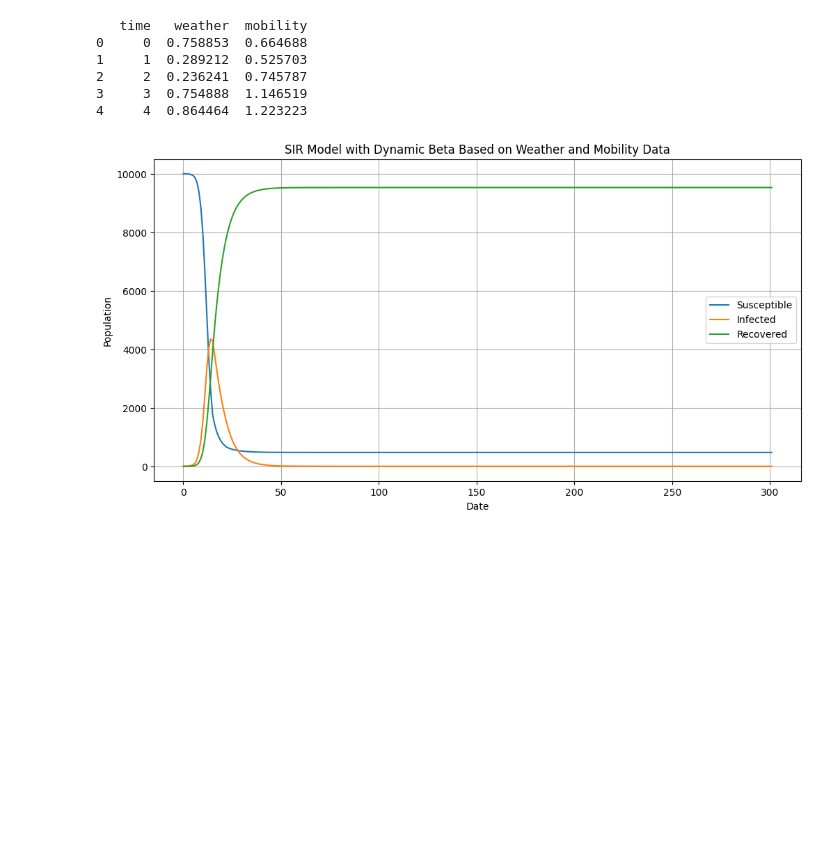
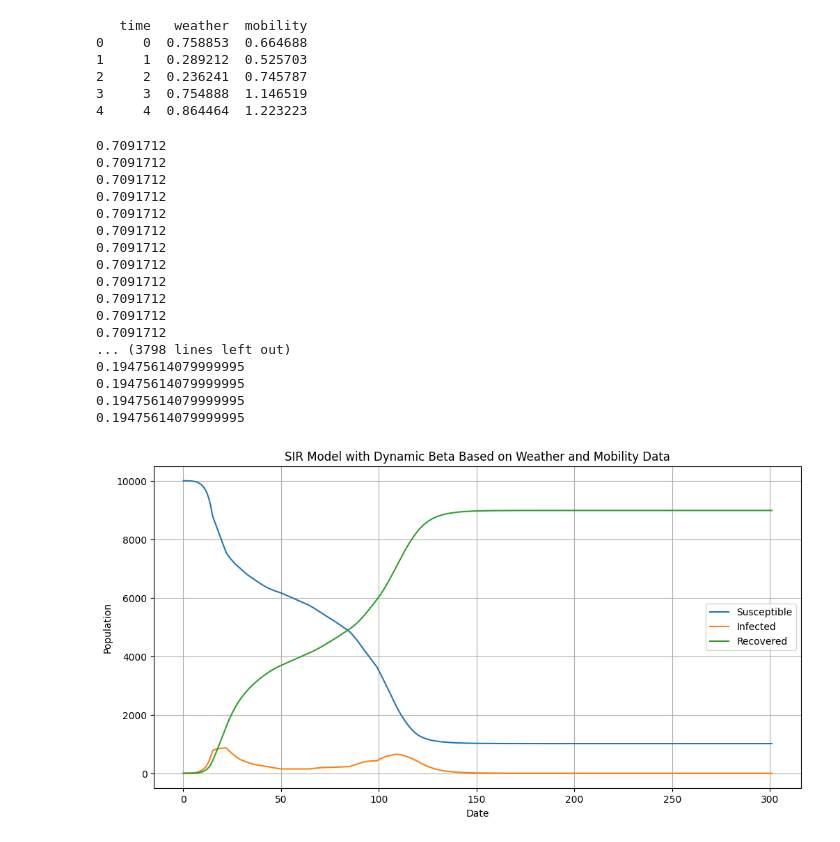
Before and after one commit to iebos/NeuralABM, a Jupyter notebook: models/Covid_mob/experiment_notebook.ipynb, the cells around one changed output. Saved outputs shown, nothing was run; the diff lists cells and outputs as text; code cells hidden in the pictures; blank space fills up the shorter version.

```diff
--- a/models/Covid_mob/experiment_notebook.ipynb
+++ b/models/Covid_mob/experiment_notebook.ipynb
@@ -76,12 +76,12 @@ xr.DataArray(data, dims=["time", "kind"]).plot(col="kind", sharey=False)
 # Initialise the neural network
 NN = NeuralNet(
     input_size=training_data.shape[1],
-    output_size=3, #learn twoo! parameters
+    output_size=4, #learn twoo! parameters
     num_layers=5,
     nodes_per_layer=dict(default=20),
     activation_funcs=dict(default='sigmoid', layer_specific={0: 'softplus', -1: 'softplus'}),
     biases=dict(default=[-1, 1]),
-    learning_rate=0.0002
+    learning_rate=0.001
 )
 
 loss_ts = []
@@ -89,10 +89,10 @@ loss_ts = []
 pred_param = []
 # %%
 # Train
-n_epochs = 500
+n_epochs = 200
 batch_size = 10
 write_every = 10
-parameters = dict(dt=0.1)
+parameters = dict(dt=1)
 
 for e in (pbar := tqdm.tqdm(range(n_epochs))):
 
@@ -108,13 +108,13 @@ for e in (pbar := tqdm.tqdm(range(n_epochs))):
         if e % write_every == 0:
             _pred_param.append(predicted_parameters.clone().detach())
 
-        # beta = torch.sigmoid((predicted_parameters[0]*weathermob_data[t, 0]**2) - (predicted_parameters[1]*weathermob_data[t, 0]**2)*weathermob_data[t, 1])
-        beta = predicted_parameters[0] + weathermob_data[t, 0]*predicted_parameters[1]
-        # beta = (predicted_parameters[0]*weathermob_data[t, 0]**2) - (predicted_parameters[1]*weathermob_data[t, 0]**2)*weathermob_data[t, 1]
+        #if t < 30:
+        beta = torch.clamp((predicted_parameters[0]*weathermob_data[t, 0]**predicted_parameters[3] - (predicted_parameters[1]*weathermob_data[t, 0]**predicted_parameters[3])*(weathermob_data[t, 1]+1)), min=0.001)
+
         predicted_data.append(SIR_model(predicted_data[-1],
                                         parameters={'k_I': beta[0],
                                                     'k_R': predicted_parameters[2],
-                                                    'dt': torch.tensor(0.1)}))
+                                                    'dt': torch.tensor(1)}))
 
         if t > 0 and (len(predicted_data) % batch_size == 0):
 
@@ -159,11 +159,18 @@ predicted_data = [training_data[0]]
 for t in range(training_data.shape[0]):
 
     predicted_parameters = NN(training_data[t]).detach()
-    # beta = torch.sigmoid((predicted_parameters[0]*weathermob_data[t, 0]**2) - (predicted_parameters[1]*weathermob_data[t, 0]**2)*weathermob_data[t, 1])
-    beta = predicted_parameters[0] + weathermob_data[t, 0]*predicted_parameters[1]
+    #if t < 100:
+    beta = torch.clamp((
+            predicted_parameters[0]*weathermob_data[t, 0]**predicted_parameters[3] - (predicted_parameters[1]*weathermob_data[t, 0]**predicted_parameters[3])*(weathermob_data[t, 1]+1))
+        ,0.6)
+    # else:
+    #     beta = torch.clamp((
+    #             predicted_parameters[4]*weathermob_data[t, 0]**predicted_parameters[6] - (predicted_parameters[5]*weathermob_data[t, 0]**predicted_parameters[6])*weathermob_data[t, 1]),
+    #         0.001)
+    #beta = predicted_parameters[0] + weathermob_data[t, 0]*predicted_parameters[1]
     predicted_data.append(SIR_model(predicted_data[t],
                                     parameters={'k_I': beta[0],
-                                                'k_R': predicted_parameters[2], 'dt': torch.tensor(0.1)}))
+                                                'k_R': predicted_parameters[2], 'dt': torch.tensor(1)}))
 xr.concat([
     xr.DataArray(predicted_data[1:], dims=["time", "kind"]).expand_dims({'type': ['prediction']}),
     xr.DataArray(training_data, dims=["time", "kind"]).expand_dims({'type': ['training data']})], dim='type').plot(col="kind", hue='type', sharey=False)
@@ -245,8 +252,8 @@ print(df.head())
 4     4  0.864464  1.223223
 # %%
 # Define parameters for beta calculation
-par1 = 0.024  # Parameter 1 for beta calculation (adjustable)
-par2 = 0.005  # Parameter 2 for beta calculation (adjustable)
+par1 = 0.0024  # Parameter 1 for beta calculation (adjustable)
+par2 = 0.0005  # Parameter 2 for beta calculation (adjustable)
 
 # Total population, N
 N = 10000
@@ -258,7 +265,7 @@ S0 = N - I0 - R0
 # Function to calculate beta based on outOfHomeDuration and outdoorFraction
 def calculate_beta(out_of_home_duration, outdoor_fraction, par1, par2):
     # Calculate beta using given parameters and formula
-    beta = par1 * out_of_home_duration**2- par2 * outdoor_fraction * out_of_home_duration**2
+    beta = par1 * out_of_home_duration**3- par2 * outdoor_fraction * out_of_home_duration**3
     return max(beta, 0.001)  # Apply a minimum constraint to avoid negative or zero values
 
 # The SIR model differential equations
@@ -269,35 +276,53 @@ def sir_model(y, t, N, par1, par2, df):
     current_data = df.iloc[current_index]
     # Calculate beta using current values of outOfHomeDuration and outdoorFraction
     beta = calculate_beta(current_data['outOfHomeDuration'], current_data['outdoorFraction'], par1, par2)
+    print(beta)
     gamma = 0.2  # Recovery rate, assumed constant
 
     # SIR model equations
     dSdt = -beta * S * I / N
     dIdt = beta * S * I / N - gamma * I
     dRdt = gamma * I
     return dSdt, dIdt, dRdt
 
 # Initial conditions vector
 y0 = S0, I0, R0
 # Time grid corresponding to the length of the data
 t = np.arange(len(weathermob_df))
 
 # Integrate the SIR equations over the time grid, t
 result = odeint(sir_model, y0, t, args=(N, par1, par2, weathermob_df))
 
 # Extract the results
 S, I, R = result.T
 
 # Plot the results
 plt.figure(figsize=(12, 6))
 plt.plot(S, label='Susceptible')
 plt.plot(I, label='Infected')
 plt.plot(R, label='Recovered')
 plt.xlabel('Date')
 plt.ylabel('Population')
 plt.title('SIR Model with Dynamic Beta Based on Weather and Mobility Data')
 plt.legend()
 plt.grid()
 plt.show()
 # %% [output]
+0.7091712
+0.7091712
+0.7091712
+0.7091712
+0.7091712
+0.7091712
+0.7091712
+0.7091712
+0.7091712
+0.7091712
+0.7091712
+0.7091712
+... (3798 lines left out)
+0.19475614079999995
+0.19475614079999995
+0.19475614079999995
+0.19475614079999995
-[figure, old version]
+[figure, new version]
```
Also changed, not shown: parts of 10 cells of this notebook, 13 other files.
